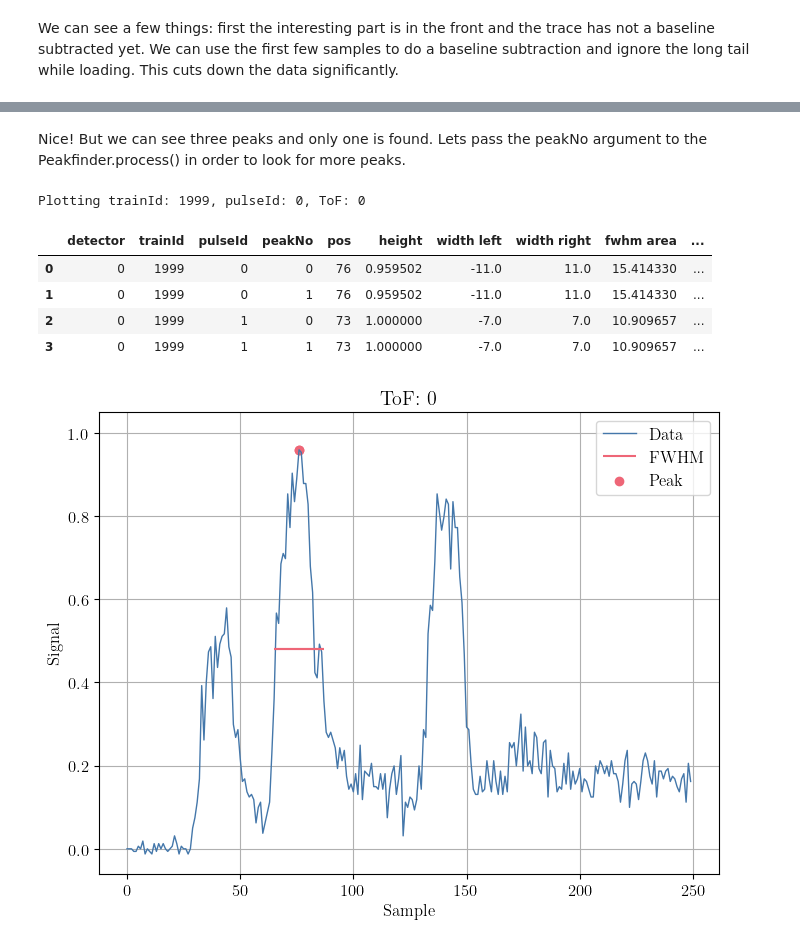
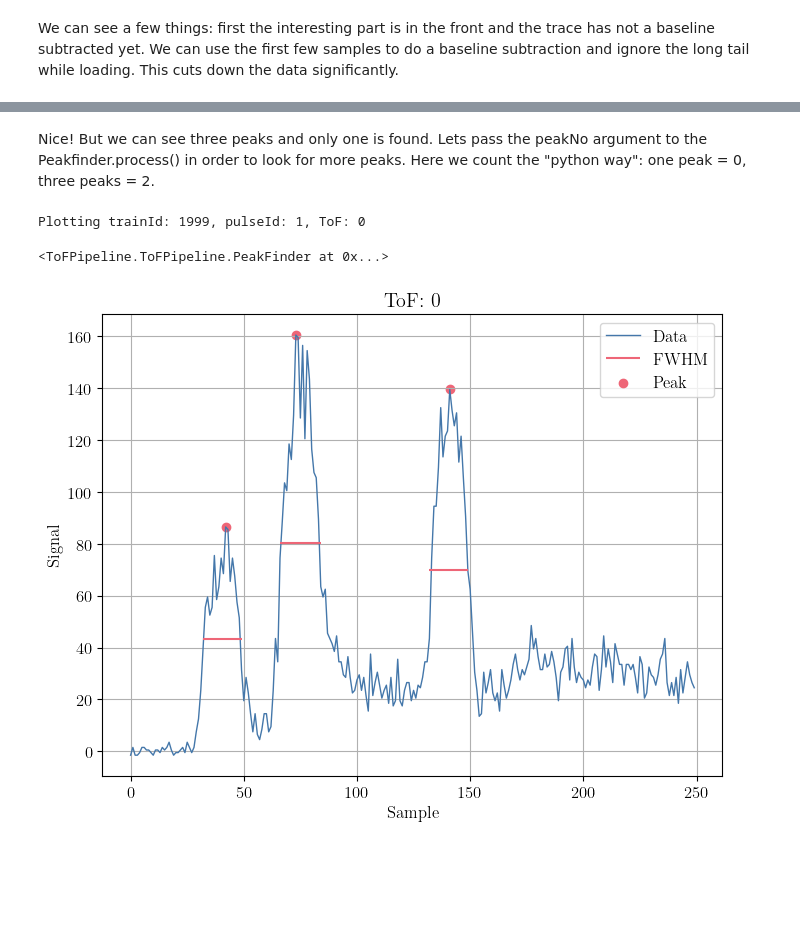
Before and after one commit to XAC-CFEL/PolScope, a Jupyter notebook: HowTo.ipynb, the cells around one changed output, grey strips where cells are left out. Cells and saved outputs as stored; diff of their text form; code cells hidden in the pictures; blank space fills up the shorter version.

```diff
--- a/HowTo.ipynb
+++ b/HowTo.ipynb
@@ -258,14 +243,9 @@ Plotting trainId: 1999, pulseId: 0, ToF: 0
 # %% [markdown]
-Nice! But we can see three peaks and only one is found. Lets pass the peakNo argument to the Peakfinder.process() in order to look for more peaks.
+Nice! But we can see three peaks and only one is found. Lets pass the peakNo argument to the Peakfinder.process() in order to look for more peaks. Here we count the "python way": one peak = 0, three peaks = 2.
 # %%
-peakfinder = ToFPipeline.PeakFinder(loader.data).normalize().process(peakNo=1,symmetric=True)
+peakfinder = ToFPipeline.PeakFinder(loader.data).process(peakNo=2)
 peakfinder.plotSingle()
-peakfinder.results
 # %% [output]
-Plotting trainId: 1999, pulseId: 0, ToF: 0
+Plotting trainId: 1999, pulseId: 1, ToF: 0
-|  | detector | trainId | pulseId | peakNo | pos | height | width left | width right | fwhm area | ... |
-| 0 | 0 | 1999 | 0 | 0 | 76 | 0.959502 | -11.0 | 11.0 | 15.414330 | ... |
-| 1 | 0 | 1999 | 0 | 1 | 76 | 0.959502 | -11.0 | 11.0 | 15.414330 | ... |
-| 2 | 0 | 1999 | 1 | 0 | 73 | 1.000000 | -7.0 | 7.0 | 10.909657 | ... |
-| 3 | 0 | 1999 | 1 | 1 | 73 | 1.000000 | -7.0 | 7.0 | 10.909657 | ... |
+<ToFPipeline.ToFPipeline.PeakFinder at 0x...>
-[figure, old version]
+[figure, new version]
```
Also changed, not shown: parts of 29 cells of this notebook, 1 other file.
